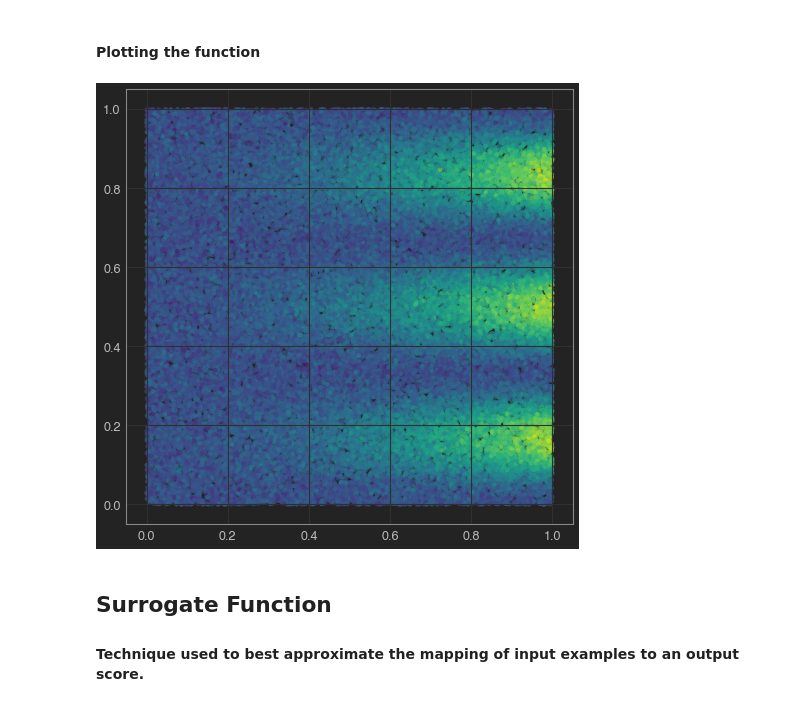
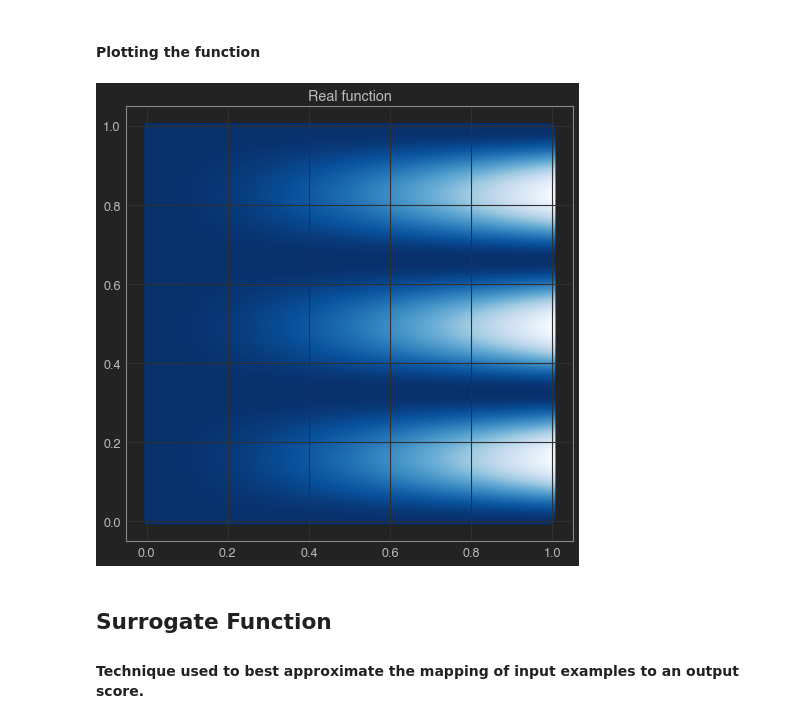
Before and after one commit to mjadiaz/learn-bayesian-optimization, a Jupyter notebook: notebooks/2D-GPBO-PI.ipynb, the cells around one changed output. Cells and saved outputs as stored; diff of their text form; code cells hidden in the pictures.

Commit message:
2D GPBO noise PI

```diff
--- a/notebooks/2D-GPBO-PI.ipynb
+++ b/notebooks/2D-GPBO-PI.ipynb
@@ -14,8 +14,8 @@ jtplot.style()
 EGG = False
 LIM = 10*pi if EGG else 1
 
-def objective2D(x,y, noise=0.1, obs=100, sigma=30):
-    noise = np.random.normal(0, scale=noise, size=len(x))
+def objective2D(x,y, noise=0.0, obs=100, sigma=10):
+
     if EGG:
         x1, x2 = x,y
         noise = np.random.normal(0, scale=noise, size=len(x1))
@@ -23,26 +23,33 @@ def objective2D(x,y, noise=0.1, obs=100, sigma=30):
         lh = np.exp(-(model - obs)**2/(2*sigma**2))
         return lh + noise
     else:
+        noise = np.random.normal(0, scale=noise, size=len(x))
         return (x**2 * np.sin(3*pi*y)**2)+noise
 # %% [markdown]
 #### Plotting the function
 # %%
-n = 50000
+n = 500
 x = np.random.random((n,2))
 y = objective2D(x[:,0], x[:,1])
 
+xlist = np.linspace(0, LIM, n)
+ylist = np.linspace(0, LIM, n)
+X_, Y_ = np.meshgrid(xlist, ylist)
+y_ = objective2D(X_, Y_ , noise=0.0)
 #xlist = np.linspace(0, LIM, n)
 #ylist = np.linspace(0, LIM, n)
 #X, Y = np.meshgrid(xlist, ylist)
 #Z = objective2D(X,Y)
 fig,ax=plt.subplots(1,1,figsize=(8,8))
 #cp = ax.contourf(X, Y, Z, alpha = 0.3)
 #fig.colorbar(cp) # Add a colorbar to a plot
 #ax.set_xlabel('x (cm)')
-ax.scatter(x[:,0], x[:,1], c=y, s=20, alpha=0.6)
+#ax.scatter(x[:,0], x[:,1], c=y, s=20, alpha=0.6)
+ax.scatter(X_, Y_, c=y_, s=30, alpha=1, cmap="Blues_r")
+ax.set_title('Real function')
 plt.show()
 # %% [output]
-[figure, old version]
+[figure, new version]
 # %% [markdown]
 ## Surrogate Function
 #### Technique used to best approximate the mapping of input examples to an output score.
```
Also changed, not shown: parts of 4 cells of this notebook.
